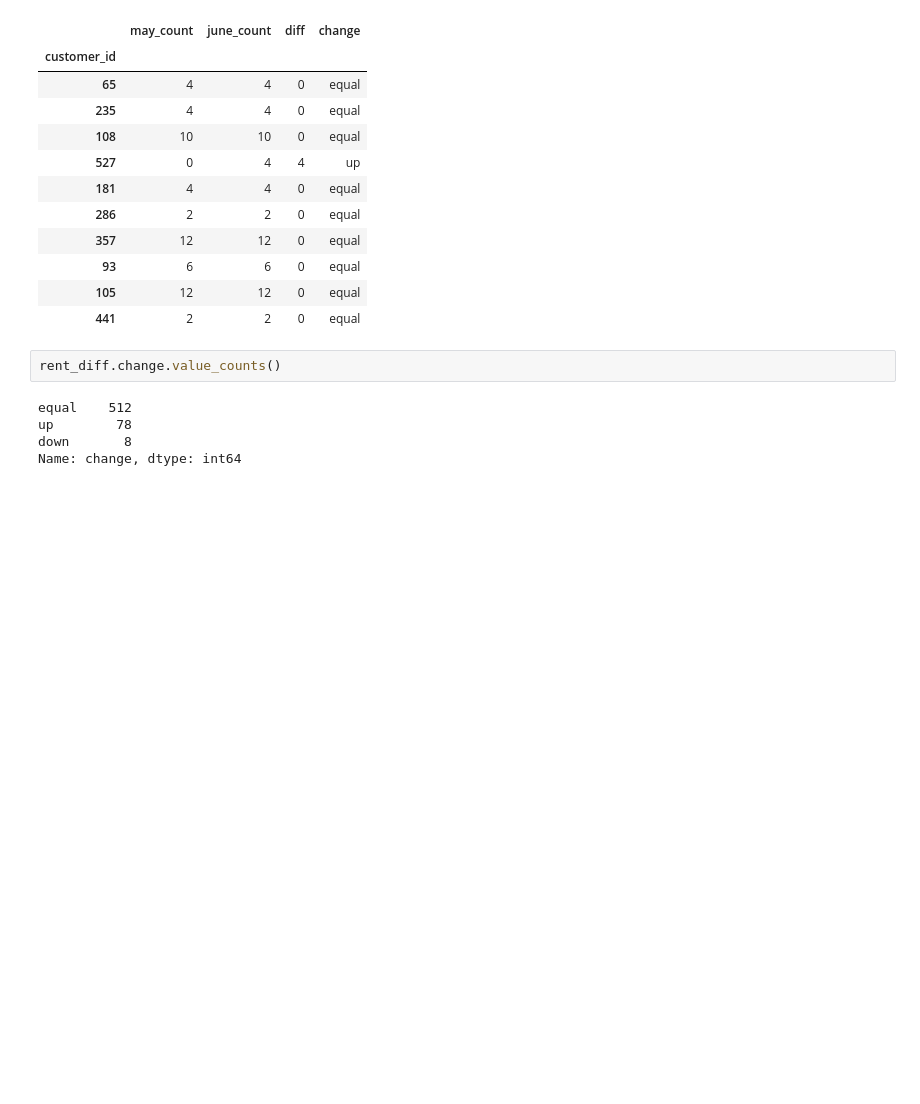
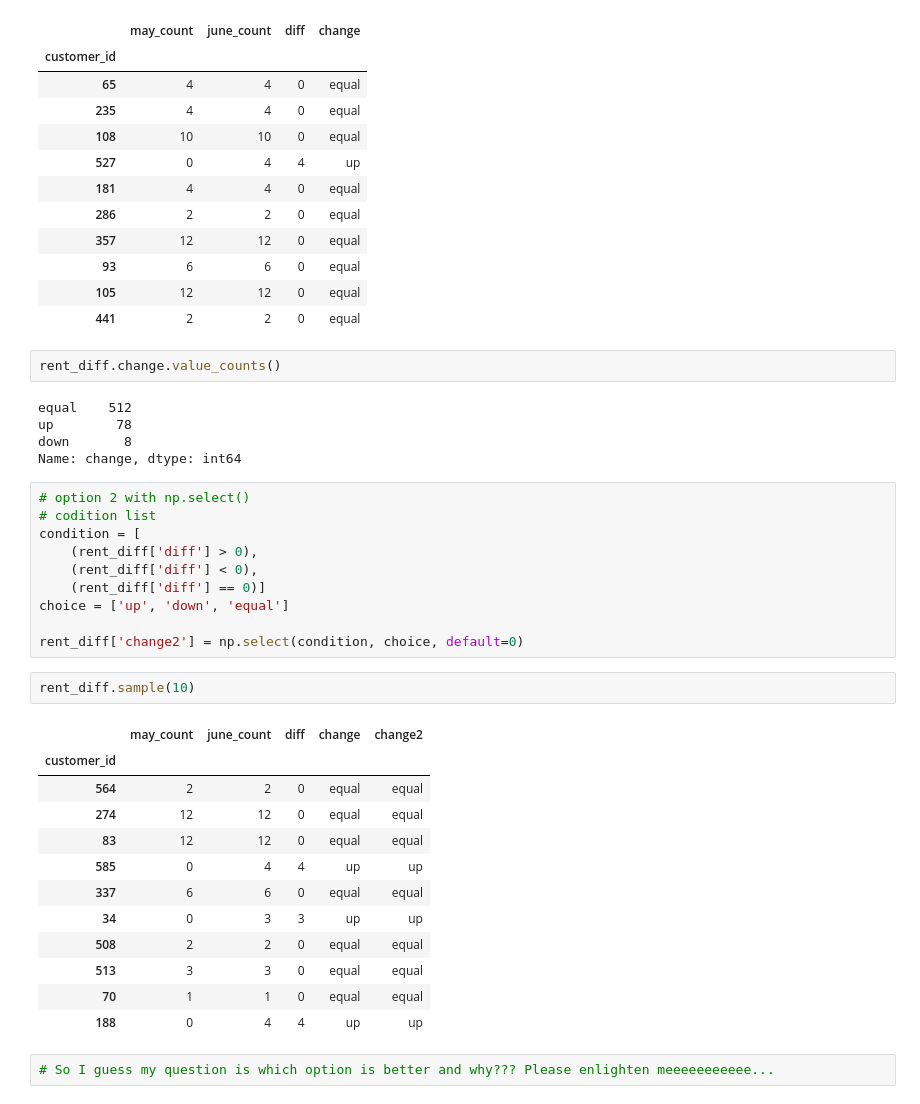
Before and after one commit to rachelleflores/lab-sql-9, a Jupyter notebook: Unit2_lab9_pt2.ipynb, the cells around one changed output. Saved outputs shown, nothing was run; the diff lists cells and outputs as text; blank space fills up the shorter version.

```diff
--- a/Unit2_lab9_pt2.ipynb
+++ b/Unit2_lab9_pt2.ipynb
@@ -181,3 +181,30 @@ equal    512
 up        78
 down       8
 Name: change, dtype: int64
+# %%
+# option 2 with np.select()
+# codition list
+condition = [
+    (rent_diff['diff'] > 0),
+    (rent_diff['diff'] < 0),
+    (rent_diff['diff'] == 0)]
+choice = ['up', 'down', 'equal']
+
+rent_diff['change2'] = np.select(condition, choice, default=0)
+# %%
+rent_diff.sample(10)
+# %% [output]
+|  | may_count | june_count | diff | change | change2 |
+| customer_id |  |  |  |  |  |
+| 564 | 2 | 2 | 0 | equal | equal |
+| 274 | 12 | 12 | 0 | equal | equal |
+| 83 | 12 | 12 | 0 | equal | equal |
+| 585 | 0 | 4 | 4 | up | up |
+| 337 | 6 | 6 | 0 | equal | equal |
+| 34 | 0 | 3 | 3 | up | up |
+| 508 | 2 | 2 | 0 | equal | equal |
+| 513 | 3 | 3 | 0 | equal | equal |
+| 70 | 1 | 1 | 0 | equal | equal |
+| 188 | 0 | 4 | 4 | up | up |
+# %%
+# So I guess my question is which option is better and why??? Please enlighten meeeeeeeeeee...
```
